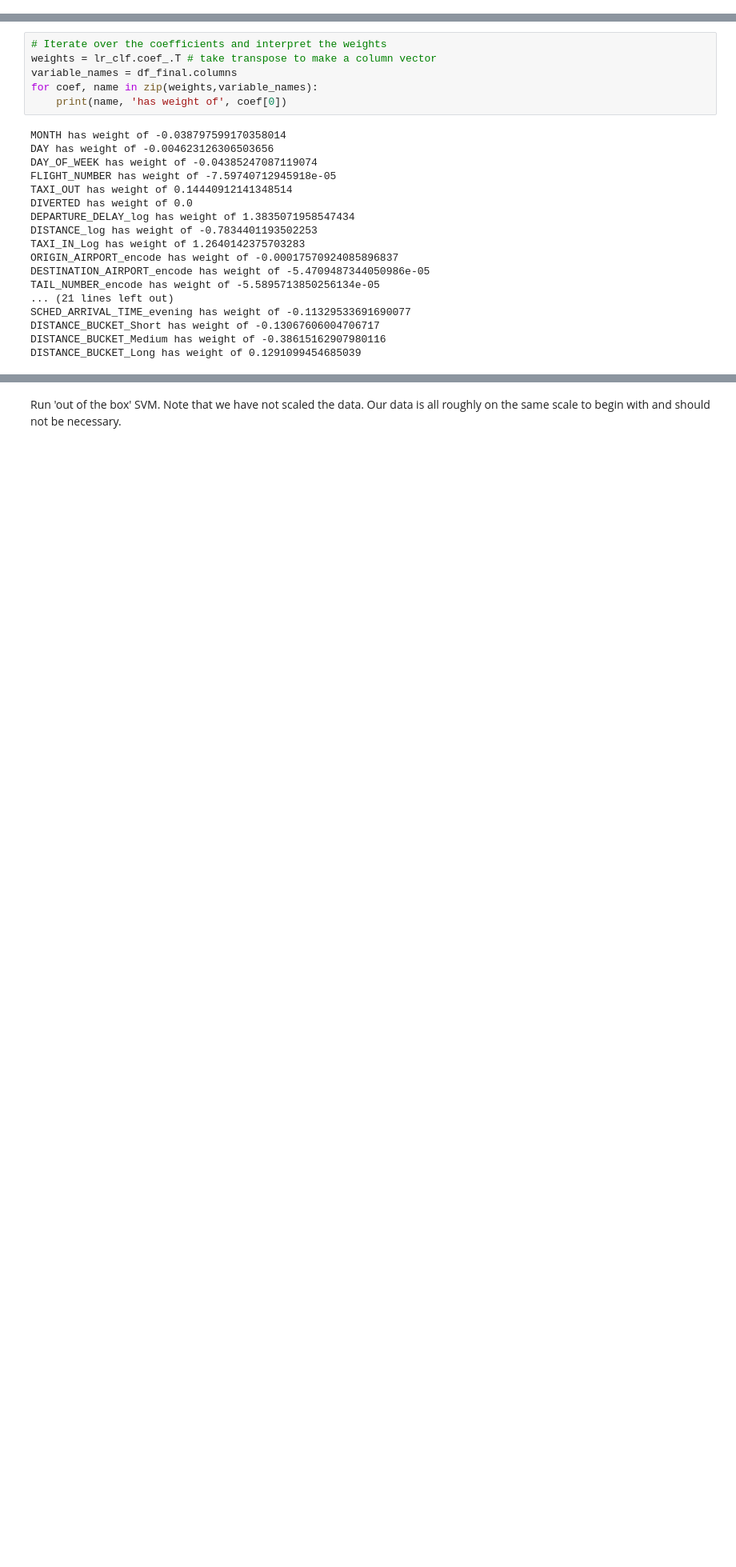
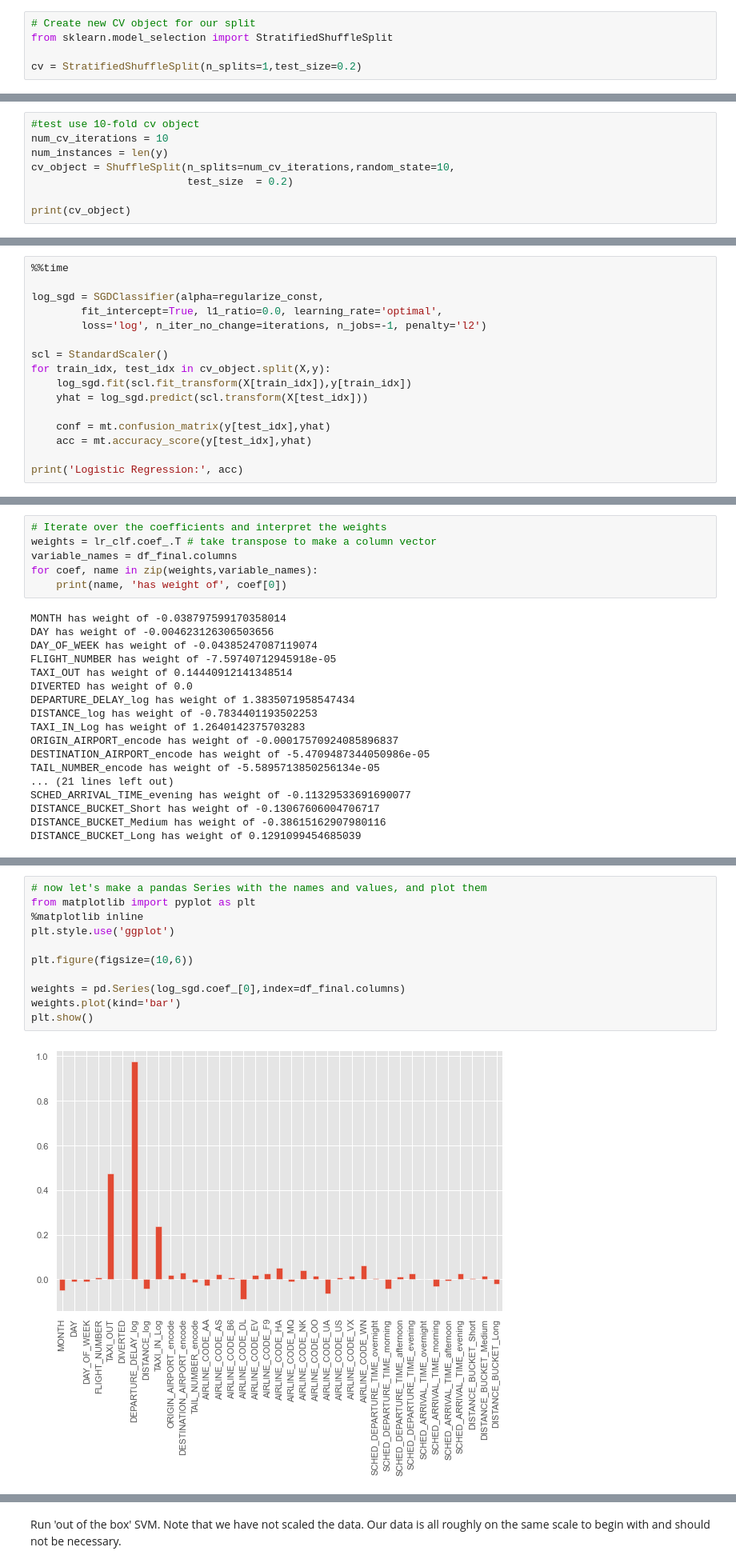
Before and after one commit to mattfarrow1/7331-machine-learning-1, a Jupyter notebook: Labs/MiniProject_Group4.ipynb, the cells around one changed output, grey strips where cells are left out. Shown at 80% size. Cells and saved outputs as stored; diff of their text form; blank space fills up the shorter version.

```diff
--- a/Labs/MiniProject_Group4.ipynb
+++ b/Labs/MiniProject_Group4.ipynb
@@ -637,0 +740,5 @@ confusion matrix
+# %%
+# Create new CV object for our split
+from sklearn.model_selection import StratifiedShuffleSplit
+
+cv = StratifiedShuffleSplit(n_splits=1,test_size=0.2)
@@ -637,0 +791,8 @@ confusion matrix
+# %%
+#test use 10-fold cv object
+num_cv_iterations = 10
+num_instances = len(y)
+cv_object = ShuffleSplit(n_splits=num_cv_iterations,random_state=10,
+                         test_size  = 0.2)
+
+print(cv_object)
@@ -637,0 +801,16 @@ confusion matrix
+# %%
+%%time
+
+log_sgd = SGDClassifier(alpha=regularize_const,
+        fit_intercept=True, l1_ratio=0.0, learning_rate='optimal',
+        loss='log', n_iter_no_change=iterations, n_jobs=-1, penalty='l2')
+
+scl = StandardScaler()
+for train_idx, test_idx in cv_object.split(X,y):
+    log_sgd.fit(scl.fit_transform(X[train_idx]),y[train_idx])
+    yhat = log_sgd.predict(scl.transform(X[test_idx]))
+
+    conf = mt.confusion_matrix(y[test_idx],yhat)
+    acc = mt.accuracy_score(y[test_idx],yhat)
+
+print('Logistic Regression:', acc)
@@ -682 +845,14 @@ memory usage: 831.7 MB
+# %%
+# now let's make a pandas Series with the names and values, and plot them
+from matplotlib import pyplot as plt
+%matplotlib inline
+plt.style.use('ggplot')
+
+plt.figure(figsize=(10,6))
+
+weights = pd.Series(log_sgd.coef_[0],index=df_final.columns)
+weights.plot(kind='bar')
+plt.show()
+# %% [output]
+[figure, added]
 # %% [markdown]
```
Also changed, not shown: parts of 57 cells of this notebook.
